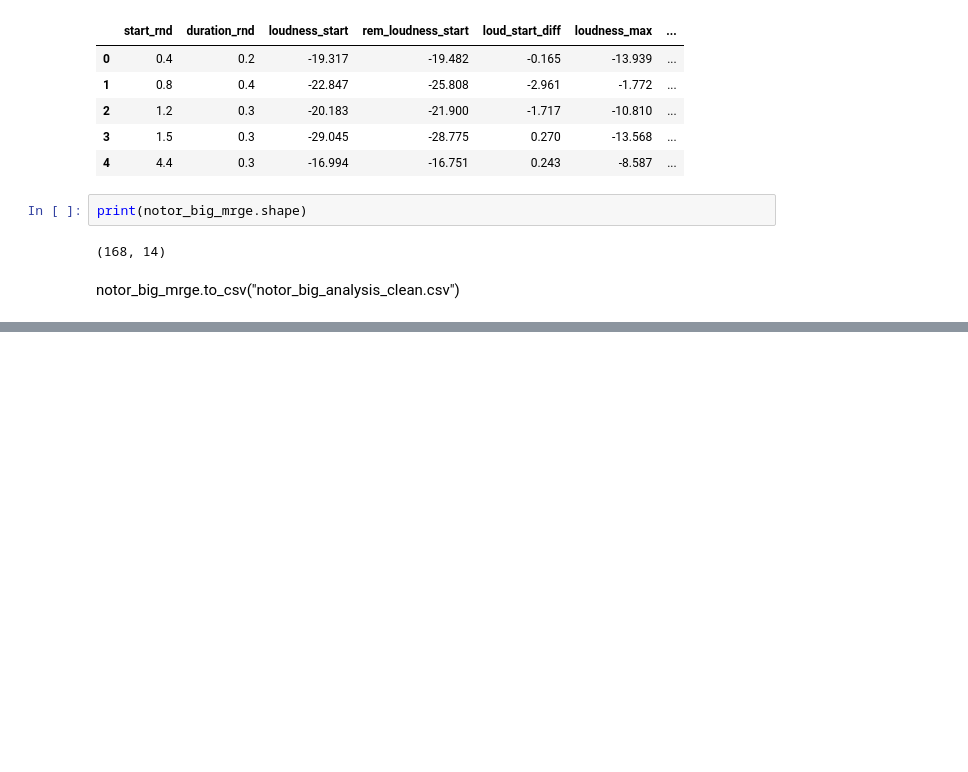
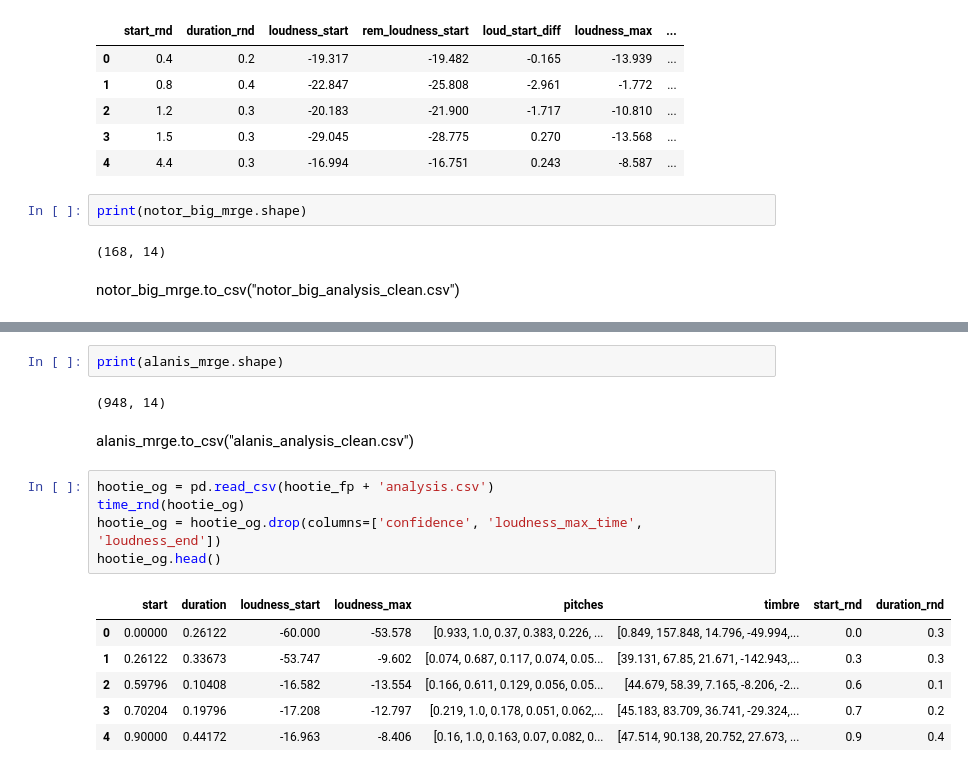
Before and after one commit to adamtsuch21/nss_capstone, a Jupyter notebook: notebooks/capstone_clean_data.ipynb, the cells around one changed output, grey strips where cells are left out. Drawn from its saved outputs; the diff is of its cells as text; blank space fills up the shorter version.

```diff
--- a/notebooks/capstone_clean_data.ipynb
+++ b/notebooks/capstone_clean_data.ipynb
@@ -736,0 +829,18 @@ notor_big_mrge.to_csv("notor_big_analysis_clean.csv")
+# %%
+print(alanis_mrge.shape)
+# %% [output]
+(948, 14)
+# %% [markdown]
+alanis_mrge.to_csv("alanis_analysis_clean.csv")
+# %%
+hootie_og = pd.read_csv(hootie_fp + 'analysis.csv')
+time_rnd(hootie_og)
+hootie_og = hootie_og.drop(columns=['confidence', 'loudness_max_time', 'loudness_end'])
+hootie_og.head()
+# %% [output]
+|  | start | duration | loudness_start | loudness_max | pitches | timbre | start_rnd | duration_rnd |
+| 0 | 0.00000 | 0.26122 | -60.000 | -53.578 | [0.933, 1.0, 0.37, 0.383, 0.226, ... | [0.849, 157.848, 14.796, -49.994,... | 0.0 | 0.3 |
+| 1 | 0.26122 | 0.33673 | -53.747 | -9.602 | [0.074, 0.687, 0.117, 0.074, 0.05... | [39.131, 67.85, 21.671, -142.943,... | 0.3 | 0.3 |
+| 2 | 0.59796 | 0.10408 | -16.582 | -13.554 | [0.166, 0.611, 0.129, 0.056, 0.05... | [44.679, 58.39, 7.165, -8.206, -2... | 0.6 | 0.1 |
+| 3 | 0.70204 | 0.19796 | -17.208 | -12.797 | [0.219, 1.0, 0.178, 0.051, 0.062,... | [45.183, 83.709, 36.741, -29.324,... | 0.7 | 0.2 |
+| 4 | 0.90000 | 0.44172 | -16.963 | -8.406 | [0.16, 1.0, 0.163, 0.07, 0.082, 0... | [47.514, 90.138, 20.752, 27.673, ... | 0.9 | 0.4 |
```
Also changed, not shown: parts of 57 cells of this notebook, 14 other files.
